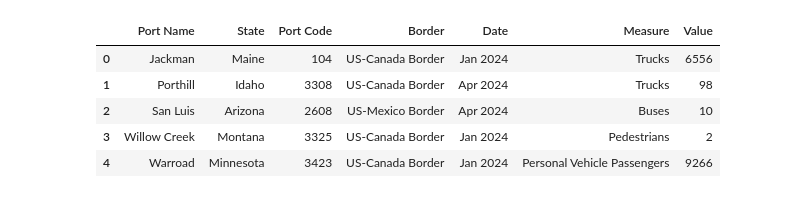
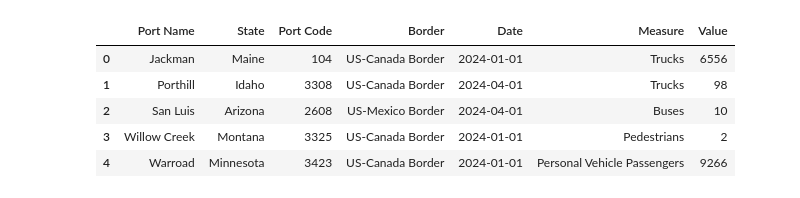
Before and after one commit to King45345/IA-340, a Jupyter notebook: Mini_Lab.ipynb, the cells around one changed output. Saved outputs shown, nothing was run; the diff lists cells and outputs as text; code cells hidden in the pictures.

```diff
--- a/Mini_Lab.ipynb
+++ b/Mini_Lab.ipynb
@@ -16,11 +44,13 @@ df.head()
 # %%
 df.drop(['Latitude', 'Longitude', 'Point'], axis=1, inplace=True)
 df.dropna(inplace=True)
+df.drop_duplicates(inplace=True)
+df['Date'] = pd.to_datetime(df['Date'])
 df.head()
 # %% [output]
 |  | Port Name | State | Port Code | Border | Date | Measure | Value |
-| 0 | Jackman | Maine | 104 | US-Canada Border | Jan 2024 | Trucks | 6556 |
-| 1 | Porthill | Idaho | 3308 | US-Canada Border | Apr 2024 | Trucks | 98 |
-| 2 | San Luis | Arizona | 2608 | US-Mexico Border | Apr 2024 | Buses | 10 |
-| 3 | Willow Creek | Montana | 3325 | US-Canada Border | Jan 2024 | Pedestrians | 2 |
-| 4 | Warroad | Minnesota | 3423 | US-Canada Border | Jan 2024 | Personal Vehicle Passengers | 9266 |
+| 0 | Jackman | Maine | 104 | US-Canada Border | 2024-01-01 | Trucks | 6556 |
+| 1 | Porthill | Idaho | 3308 | US-Canada Border | 2024-04-01 | Trucks | 98 |
+| 2 | San Luis | Arizona | 2608 | US-Mexico Border | 2024-04-01 | Buses | 10 |
+| 3 | Willow Creek | Montana | 3325 | US-Canada Border | 2024-01-01 | Pedestrians | 2 |
+| 4 | Warroad | Minnesota | 3423 | US-Canada Border | 2024-01-01 | Personal Vehicle Passengers | 9266 |
```
Also changed, not shown: parts of 13 cells of this notebook.
